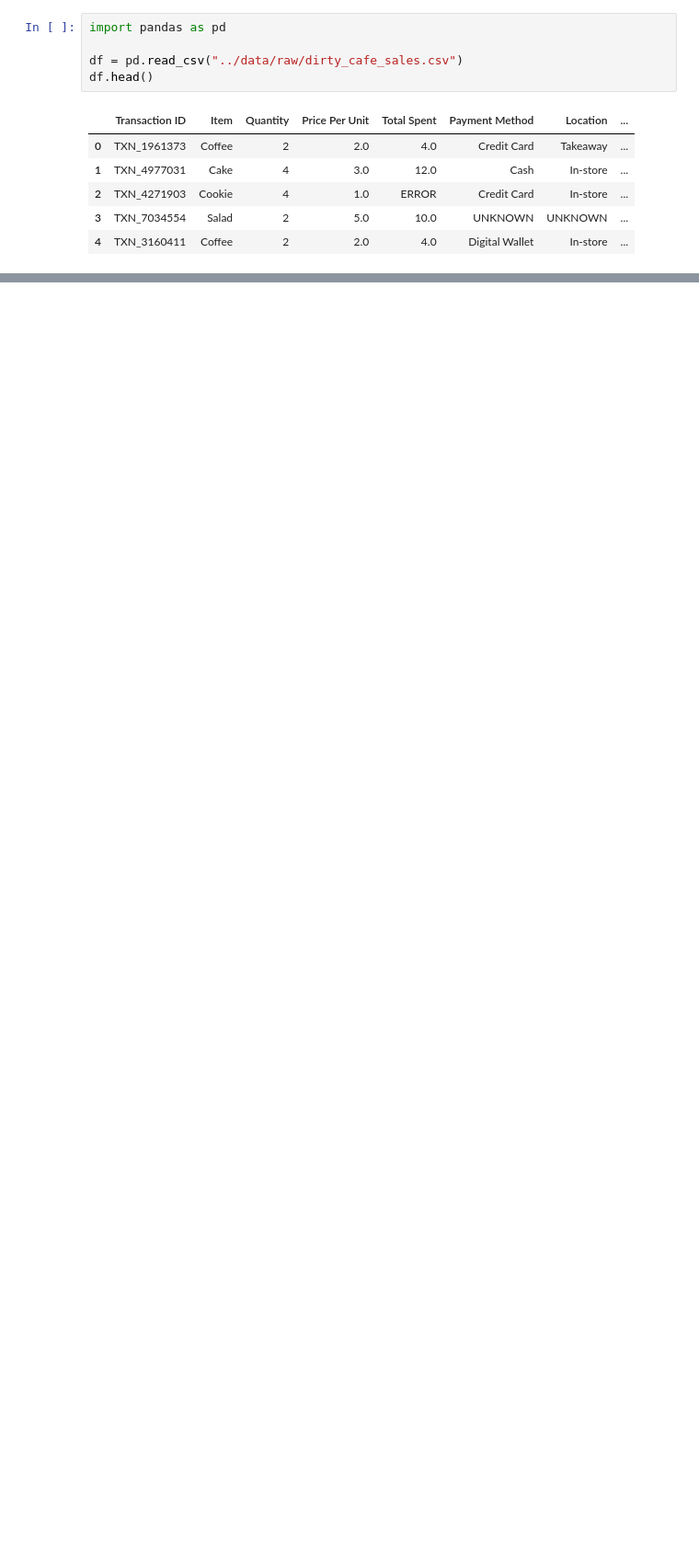
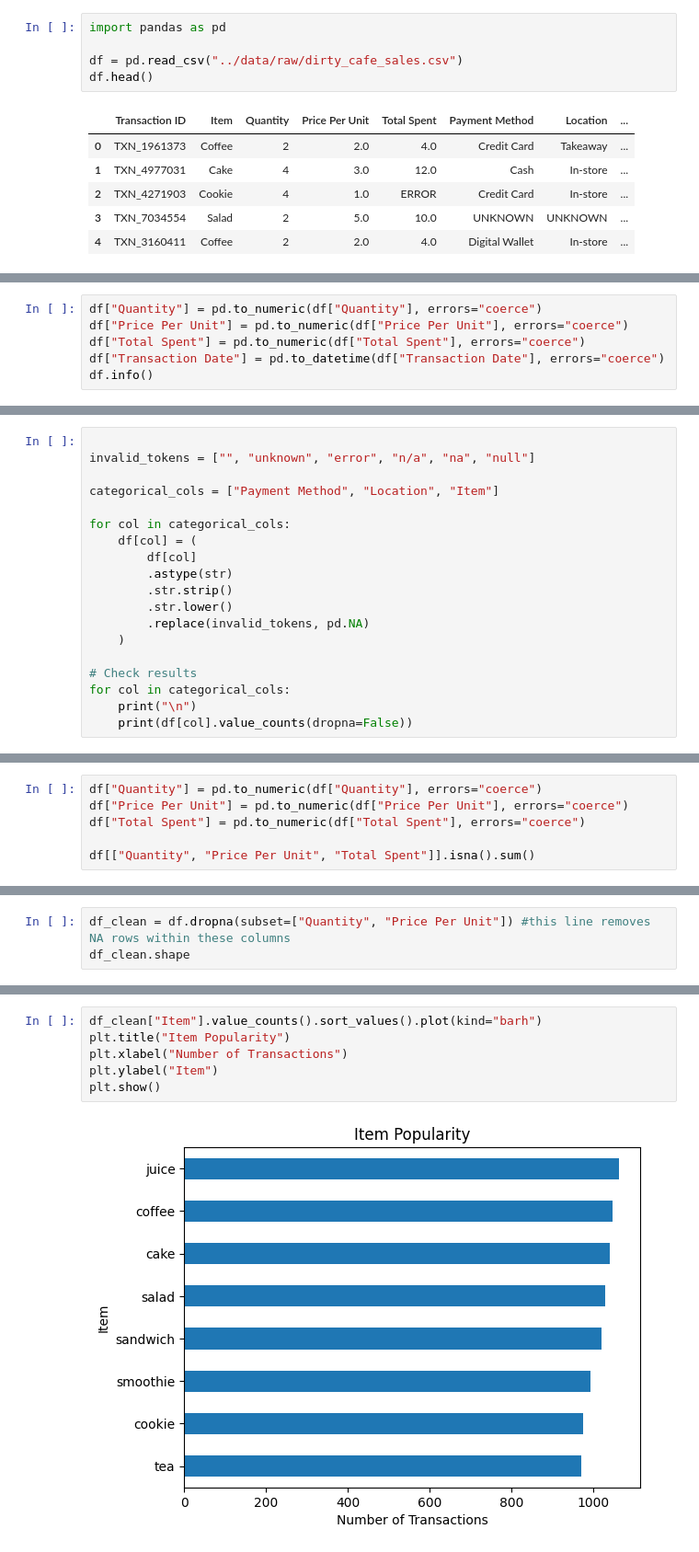
Before and after one commit to wansyazlina/cafe-sales-data-cleaning-p1, a Jupyter notebook: notebooks/01_cleaning.ipynb, the cells around one changed output, grey strips where cells are left out. Shown at 92% size. Saved outputs shown, nothing was run; the diff lists cells and outputs as text; blank space fills up the shorter version.

Commit message:
Write Code for Data Cleaning and simple charting

```diff
--- a/notebooks/01_cleaning.ipynb
+++ b/notebooks/01_cleaning.ipynb
@@ -12,0 +43,6 @@ df.head()
+# %%
+df["Quantity"] = pd.to_numeric(df["Quantity"], errors="coerce")
+df["Price Per Unit"] = pd.to_numeric(df["Price Per Unit"], errors="coerce")
+df["Total Spent"] = pd.to_numeric(df["Total Spent"], errors="coerce")
+df["Transaction Date"] = pd.to_datetime(df["Transaction Date"], errors="coerce")
+df.info()
@@ -12,0 +67,19 @@ df.head()
+# %%
+
+invalid_tokens = ["", "unknown", "error", "n/a", "na", "null"]
+
+categorical_cols = ["Payment Method", "Location", "Item"]
+
+for col in categorical_cols:
+    df[col] = (
+        df[col]
+        .astype(str)
+        .str.strip()
+        .str.lower()
+        .replace(invalid_tokens, pd.NA)
+    )
+
+# Check results
+for col in categorical_cols:
+    print("\n")
+    print(df[col].value_counts(dropna=False))
@@ -12,0 +106,6 @@ df.head()
+# %%
+df["Quantity"] = pd.to_numeric(df["Quantity"], errors="coerce")
+df["Price Per Unit"] = pd.to_numeric(df["Price Per Unit"], errors="coerce")
+df["Total Spent"] = pd.to_numeric(df["Total Spent"], errors="coerce")
+
+df[["Quantity", "Price Per Unit", "Total Spent"]].isna().sum()
@@ -12,0 +119,3 @@ df.head()
+# %%
+df_clean = df.dropna(subset=["Quantity", "Price Per Unit"]) #this line removes NA rows within these columns
+df_clean.shape
@@ -12,0 +163,8 @@ df.head()
+# %%
+df_clean["Item"].value_counts().sort_values().plot(kind="barh")
+plt.title("Item Popularity")
+plt.xlabel("Number of Transactions")
+plt.ylabel("Item")
+plt.show()
+# %% [output]
+[figure, added]
```
Also changed, not shown: parts of 20 cells of this notebook.
